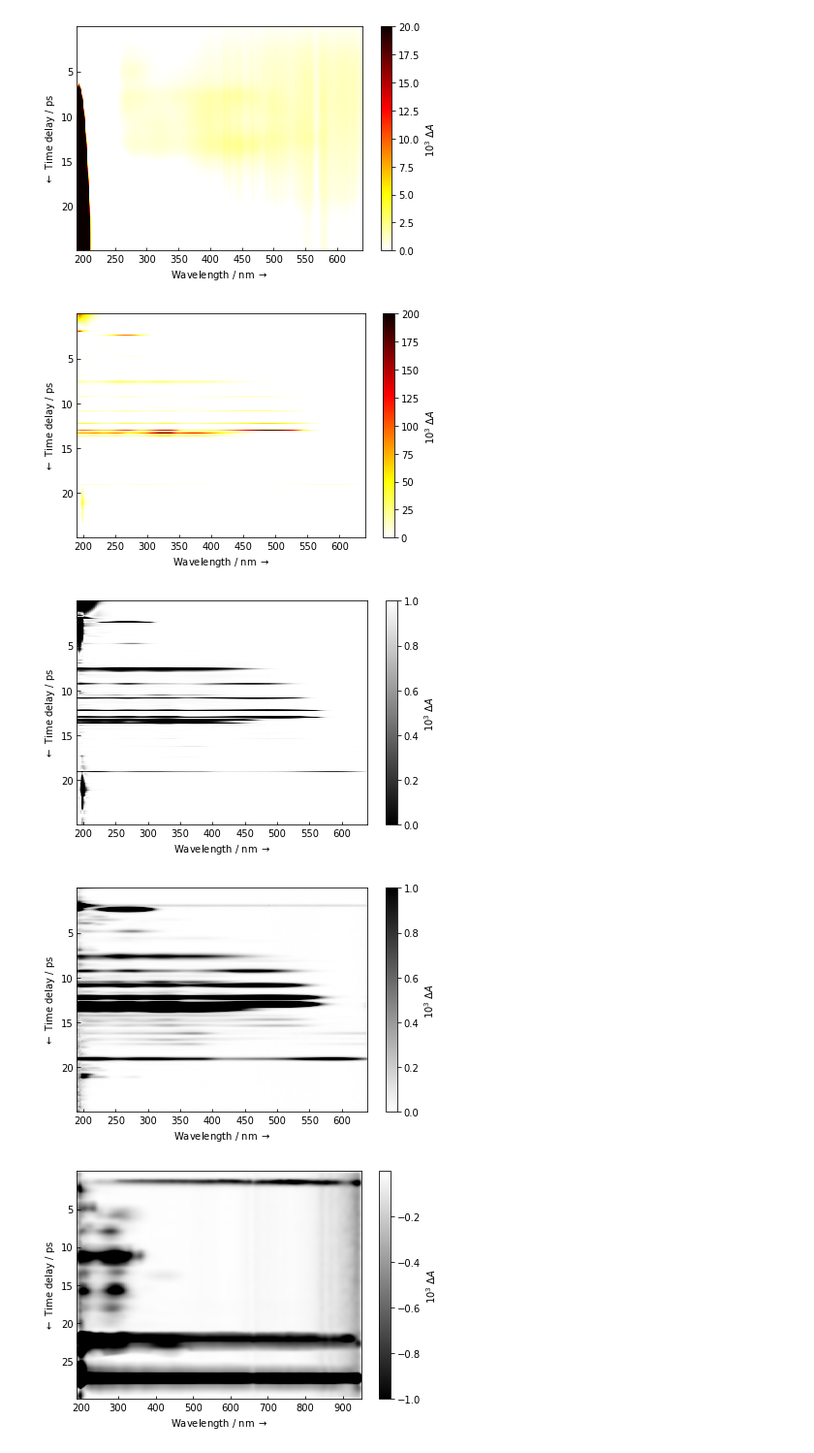
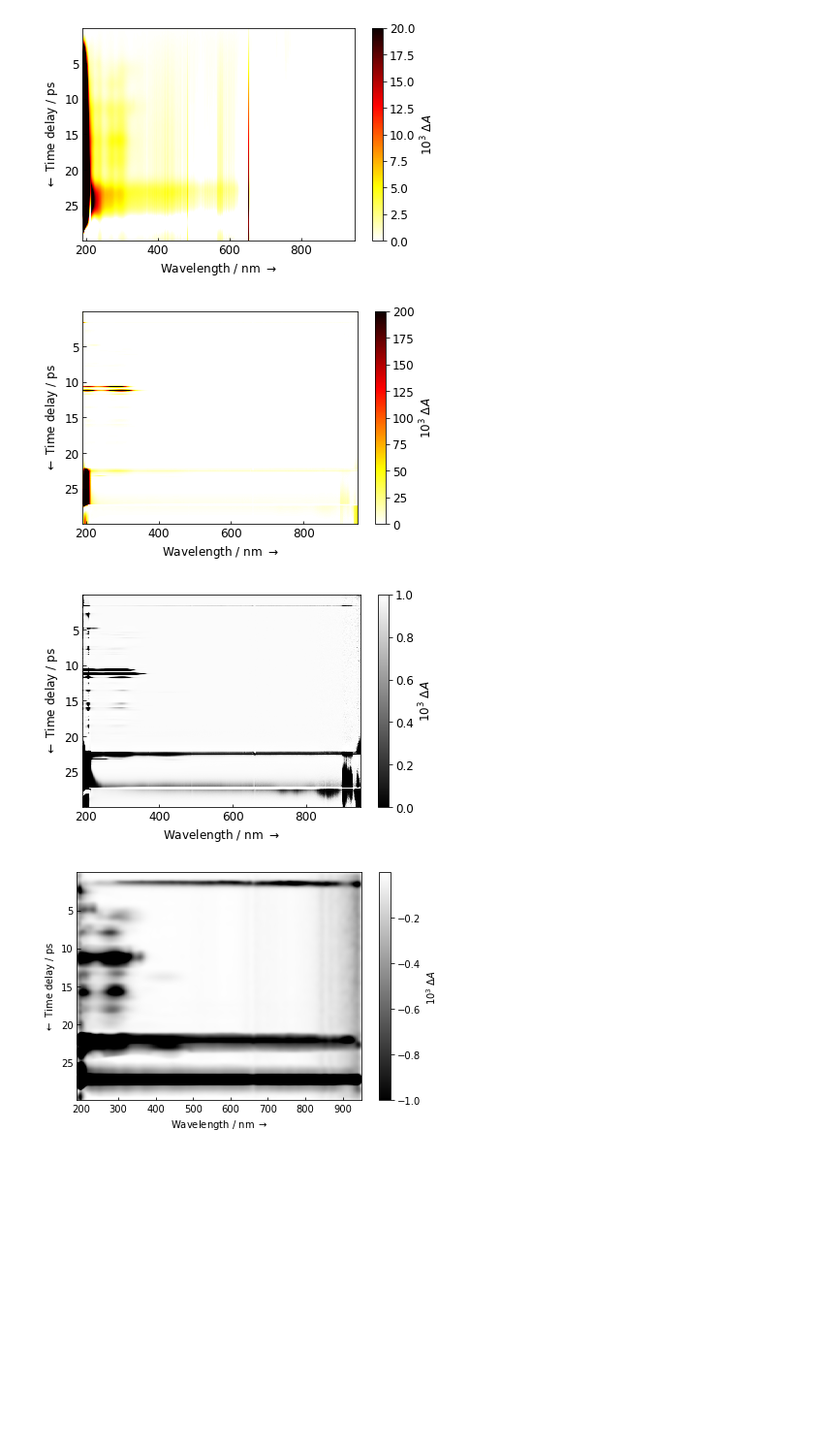
Before and after one commit to dmadea/Jupyter-Tutorials, a Jupyter notebook: Baseline correction/bcorr_dct.ipynb, the cells around one changed output. Shown at 97% size. Drawn from its saved outputs; the diff is of its cells as text; code cells hidden in the pictures; blank space fills up the shorter version.

```diff
--- a/Baseline correction/bcorr_dct.ipynb
+++ b/Baseline correction/bcorr_dct.ipynb
@@ -152,30 +154,35 @@ def baseline_2D_arPLS(Y, lam0=1e5, lam1=1e2, niter=10, tol: float = 2e-3, lam0_s
     l1 = 2 * (1 - np.cos(np.arange(K) * np.pi / K))  # eigenvalues of diff matrix for 2nd dimension
 
     gamma = 1 / (1 + (np.sqrt(lam0) * l0[:, None] + np.sqrt(lam1) * l1[None, :]) ** 2)
-    gamma_smooth = 1 / (1 + (np.sqrt(lam0_sm) * l0[:, None] + np.sqrt(lam1_sm) * l1[None, :]) ** 2)
+    # gamma_smooth = 1 / (1 + (np.sqrt(lam0_sm) * l0[:, None] + np.sqrt(lam1_sm) * l1[None, :]) ** 2)
 
-    Z = Y  # intialize the baseline
     D = None
 
     crit = 1
     i = 0
     # tdiff, wdiff = times[1] - times[0], wls[1] - wls[0]
 
-    Z = idct2(gamma * dct2(Z))  # calculate the baseline
+    Z = idct2(gamma * dct2(Y))  # intialize the baseline
+    W = np.ones_like(Y)
 
-    smoothed_signal = idct2(gamma_smooth * dct2(Y))
-    diff = Y - smoothed_signal  # for noise estimation
+#     smoothed_signal = idct2(gamma_smooth * dct2(Y))
+#     diff = Y - smoothed_signal  # for noise estimation
 
-    sigma0, sigma1 = 10, 0.1
+#     sigma0, sigma1 = 10, 0.1
 
     # kernel = Gaussian2DKernel(sigma1, sigma0)
     # std_blur = np.sqrt(convolve_fft(diff ** 2, kernel))
 
-    s = np.std(diff)
-    print(s)
+    # s = np.std(diff)
+    # print(s)
 
     while i < niter:  # crit > tol
         D = Y - Z  # data corrected for baseline
+
+        Wd = D * W
+
+        m = np.mean(Wd, axis=0, keepdims=False)
+        s = np.std(Wd, axis=0, keepdims=False)
 #         Dn = D[D < 0]  # negative data values
 #         Dn_matrix = D.copy()
 #         Dn_matrix[Dn_matrix >= 0] = np.nan
@@ -188,8 +195,8 @@ def baseline_2D_arPLS(Y, lam0=1e5, lam1=1e2, niter=10, tol: float = 2e-3, lam0_s
 #         std_matrix_blured = np.sqrt(convolve_fft(std_matrix, kernel))
 #         std_matrix_blured[std_matrix_blured < 0] = 0
 
-        new_W = gauss(D, 0, s)
-        # new_W = logistic(D, 0, std_blur)
+        # new_W = gauss(D, m, s)
+        new_W = logistic(D, m, s)
 
         Z = idct2(gamma * dct2(W * (Y - Z) + Z))  # calculate the baseline
 
@@ -198,9 +205,10 @@ def baseline_2D_arPLS(Y, lam0=1e5, lam1=1e2, niter=10, tol: float = 2e-3, lam0_s
 
         # if (i + 1) % int(np.sqrt(niter)) == 0:
         print(f'Iteration={i + 1}, {crit=:.2g}')
+        # print(m, s)
         i += 1
 
-    return Z, D, W, smoothed_signal, std_blur
+    return Z, D, W#, smoothed_signal, std_blur
 
 
 #  from 10.1016/j.csda.2009.09.020
@@ -269,8 +277,8 @@ def spectra_model(x):
 x_vals = np.arange(1, 1001)
 spectra_sim = spectra_model(x_vals)
 # %%
-# mat, times, wls = load_matrix('UV_DMbr061, after extraction.csv')
-mat, times, wls = load_matrix('UV_DMbp002b.csv')
+mat, times, wls = load_matrix('UV_DMbr061, after extraction.csv')
+# mat, times, wls = load_matrix('UV_DMbp002b.csv')
 
 plot_data(mat, times, wls, cmap='hot_r', z_lim=(0, 1e2))
 # %% [output]
@@ -294,3 +286,3 @@ plot_data(filtered, times, wls, cmap='hot_r', z_lim=(None, 1e3))
 # %%
-Z, D, W, smoothed_signal, std_blur = baseline_2D_arPLS(mat, 1e8, 0, niter=30, lam0_sm=1e3, lam1_sm=0)
+Z, D, W = baseline_2D_arPLS(mat, 1e8, 0, niter=100, lam0_sm=1e3, lam1_sm=0)
 # %% [output]
@@ -336,13 +326,12 @@ save_mat2csv('test_mat-baseline.csv', Z, times, wls)
 # %%
 plot_data(Z, times, wls, cmap='hot_r', z_lim=(0, 20))
 plot_data(D, times, wls, cmap='hot_r', z_lim=(0, 200))
-plot_data(W, times, wls, cmap='binary_r', z_lim=(0, None))
-plot_data(std_blur, times, wls, cmap='binary', z_lim=(0, 1))
+plot_data(W, times, wls, cmap='binary_r', z_lim=(0, 1))
+# plot_data(std_blur, times, wls, cmap='binary', z_lim=(0, 1))
 # %% [output]
-[figure, old version]
+[figure, new version]
-[figure, old version]
+[figure, new version]
-[figure, old version]
+[figure, new version]
-[figure, removed]
 # %%
 # Apply 2D gaussian blur to negative data
 
```
Also changed, not shown: parts of 9 cells of this notebook.
